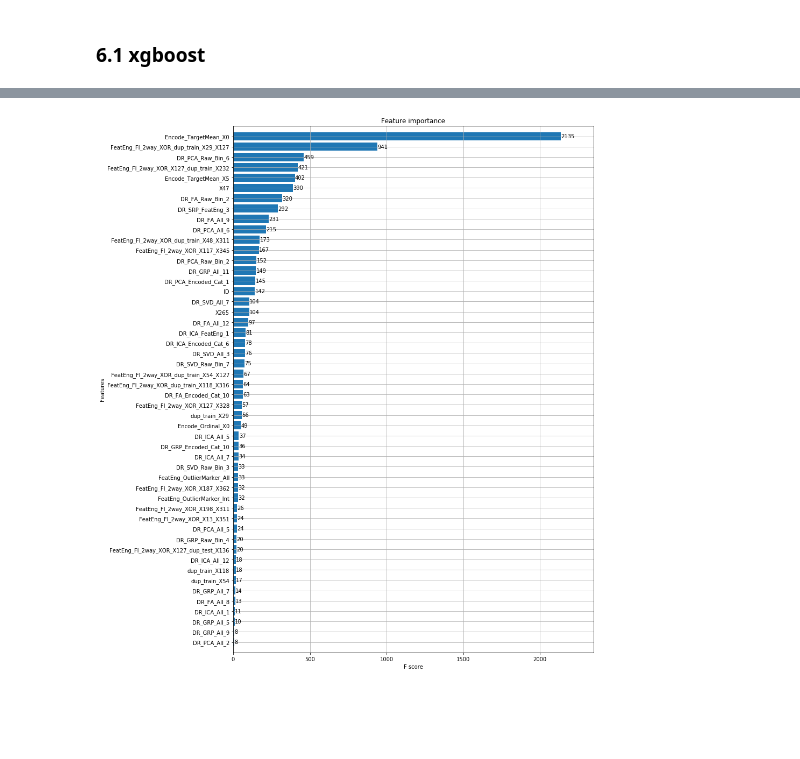
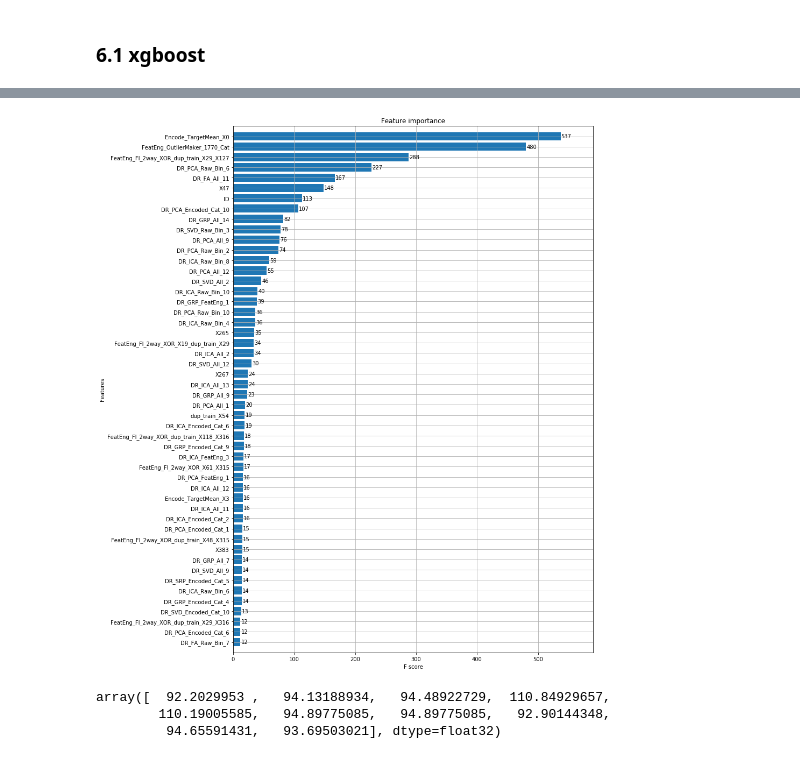
Before and after one commit to jonimatix/Mercedes_Benz_Greener_Manufacturing, a Jupyter notebook: python/6_model_xgb.ipynb, the cells around one changed output, grey strips where cells are left out. Drawn from its saved outputs; the diff is of its cells as text; code cells hidden in the pictures; blank space fills up the shorter version.

```diff
--- a/python/6_model_xgb.ipynb
+++ b/python/6_model_xgb.ipynb
@@ -116,0 +47,24 @@ pickle.dump(randSearch_xgb.best_params_, open( "../../data/Mercedes_Benz_Greener
+# %%
+params_xgb = {
+    'n_trees': 5000,
+    'eta': 0.005,
+    'max_depth': 2,
+    'min_child_weight': 0,
+    'subsample': 0.95,
+    'objective': 'reg:linear',
+    'booster': 'gbtree',
+    'eval_metric': 'rmse',
+    'base_score': np.mean(y_train_all), # base prediction = mean(target)
+    'silent': 1,
+}
+# %%
+# xgbDmatrix
+dtrain = xgb.DMatrix(X_train_all, y_train_all)
+dtest = xgb.DMatrix(X_test)
+# %%
+# cv
+cv_xgb = xgb.cv(params_xgb, dtrain
+                , num_boost_round = 5000
+                , nfold = 10
+                , feval = r_2, maximize = True, early_stopping_rounds = 50
+                , show_stdv = True, verbose_eval = 50, seed = 888)
@@ -117,13 +89,21 @@ pickle.dump(randSearch_xgb.best_params_, open( "../../data/Mercedes_Benz_Greener
+# %%
+# train
+model_xgb = xgb.train(params_xgb, dtrain, num_boost_round = cv_xgb.shape[0])
 # %%
 # importance
 fig, ax = plt.subplots(figsize = (12,18))
-xgb.plot_importance(randSearch_xgb.best_estimator_, max_num_features = 50, height = 0.8, ax = ax)
+xgb.plot_importance(model_xgb, max_num_features = 50, height = 0.8, ax = ax)
 plt.show()
 # %% [output]
-[figure, old version]
+[figure, new version]
 # %%
 # predict
-y_test = randSearch_xgb.best_estimator_.predict(X_test)
+y_test = model_xgb.predict(dtest)
+y_test[:10]
+# %% [output]
+array([  92.2029953 ,   94.13188934,   94.48922729,  110.84929657,
+        110.19005585,   94.89775085,   94.89775085,   92.90144348,
+         94.65591431,   93.69503021], dtype=float32)
 # %%
 # submit
 dt_submit = pd.DataFrame({"ID": ID_test, "y": y_test})
```
Also changed, not shown: parts of 18 cells of this notebook, 11 other files.
